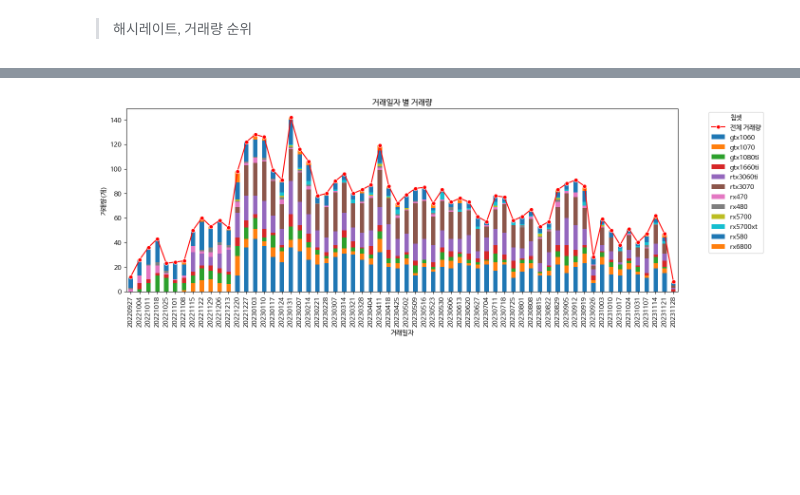
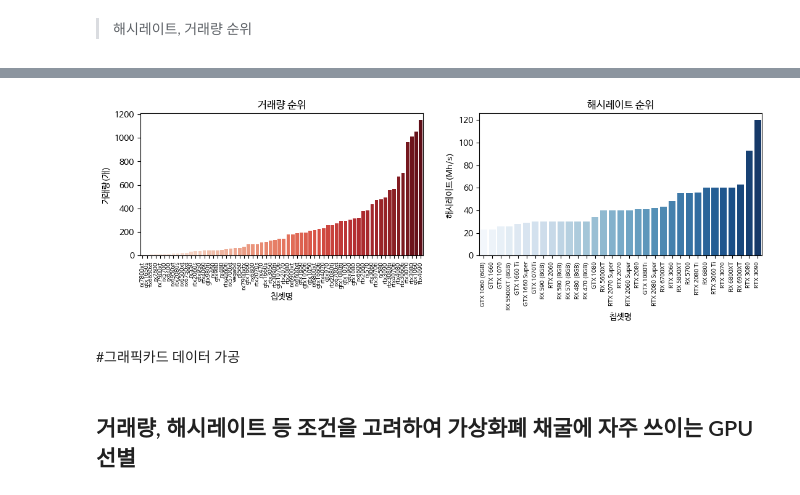
Before and after one commit to jaemin-i/bigdata_project, a Jupyter notebook: bigdata_project.ipynb, the cells around one changed output, grey strips where cells are left out. Saved outputs shown, nothing was run; the diff lists cells and outputs as text; code cells hidden in the pictures; blank space fills up the shorter version.

```diff
--- a/bigdata_project.ipynb
+++ b/bigdata_project.ipynb
@@ -290,7 +308,7 @@ import seaborn as sns
 import matplotlib.pyplot as plt
 
 # 칩셋별 거래량 카운트
-chipset_count = gpu_concat_df.groupby(['chipset']).size().reset_index(name='count')
+chipset_count = gpu_concat_df.groupby(['칩셋']).size().reset_index(name='count')
 
 chipset_count_sort = chipset_count.sort_values(by='count', ascending=False)
 
@@ -299,14 +317,14 @@ chipset_count_sort = chipset_count.sort_values(by='count', ascending=False)
 fig, (ax1, ax2) = plt.subplots(2, 1, figsize=(10, 10), gridspec_kw={'height_ratios': [1, 2]})
 
 # 1번 그래프
-sns.barplot(data=chipset_count, x='chipset', y='count', ax=ax1)
+sns.barplot(data=chipset_count, x='칩셋', y='count', ax=ax1)
 ax1.set_xlabel('칩셋명')
 ax1.set_ylabel('거래량(개)')
 ax1.set_title('칩셋별 총 거래량')
 ax1.set_xticklabels(ax1.get_xticklabels(), rotation=90, fontsize = 7)
 
 # 2번 그래프
-ax2.pie(chipset_count_sort['count'], labels=chipset_count['chipset'],
+ax2.pie(chipset_count_sort['count'], labels=chipset_count['칩셋'],
         autopct='%.1f%%', startangle=90, counterclock=False, textprops={'size':5})
 
 plt.show()
@@ -486,24 +335,34 @@ plt.show()
-# %%
-import pandas as pd
-import seaborn as sns
-import matplotlib.pyplot as plt
-
-# 칩셋, 거래일자로 묶은 거래량 데이터
-count_data = gpu_mostUsed_df.groupby(['week', 'chipset']).size().unstack().reset_index()
-
-# 누적 막대 그래프 그리기
-count_data.set_index('week').plot(kind='bar', stacked=True, figsize=(15,5))
-
-# 누적 꺾은선 그래프
-sns.lineplot(data=gpu_mostUsed_df.groupby('week').size().reset_index(name='total_count'),
-             x='week', y='total_count', color='red', marker='o', label='전체 거래량')
-
-# 그래프 표시
-plt.title('거래일자 별 거래량')
-plt.xlabel('거래일자')
-plt.ylabel('거래량(개)')
-plt.xticks(rotation=90)
-plt.legend(title='칩셋', bbox_to_anchor=(1.05, 1), loc='upper left')
-plt.show()
-# %% [output]
-[figure, removed]
+# %%
+import matplotlib.pyplot as plt
+import seaborn as sns
+
+# 그래프 크기 설정
+plt.figure(figsize=(13, 3))
+
+# subplot(1, 2) 생성
+ax1 = plt.subplot(1, 2, 1)
+ax2 = plt.subplot(1, 2, 2)
+
+# 1번 그래프, 칩셋별 거래량
+sorted_df = chipset_count.sort_values(by='count', ascending=True)
+sns.barplot(data=sorted_df, x='칩셋', y='count', order=sorted_df['칩셋'], palette = 'Reds', ax=ax1)
+ax1.set_xlabel('칩셋명')
+ax1.set_ylabel('거래량(개)')
+ax1.set_title('거래량 순위')
+ax1.set_xticklabels(ax1.get_xticklabels(), rotation=90, fontsize=7)
+
+# 2번 그래프, 칩셋별 해시레이트
+sorted_df = gpu_spec_df.sort_values(by='해시레이트', ascending=True)
+sns.barplot(data=sorted_df, x='칩셋', y='해시레이트', order=sorted_df['칩셋'], palette = 'Blues', ax=ax2)
+ax2.set_xlabel('칩셋명')
+ax2.set_ylabel('해시레이트(Mh/s)')
+ax2.set_title('해시레이트 순위')
+ax2.set_xticklabels(ax2.get_xticklabels(), rotation=90, fontsize=7)
+
+plt.show()
+# %% [output]
+[figure, added]
+# %% [markdown]
+#그래픽카드 데이터 가공
+# %% [markdown]
+## 거래량, 해시레이트 등 조건을 고려하여 가상화폐 채굴에 자주 쓰이는 GPU 선별
```
Also changed, not shown: parts of 67 cells of this notebook, 6 other files.
